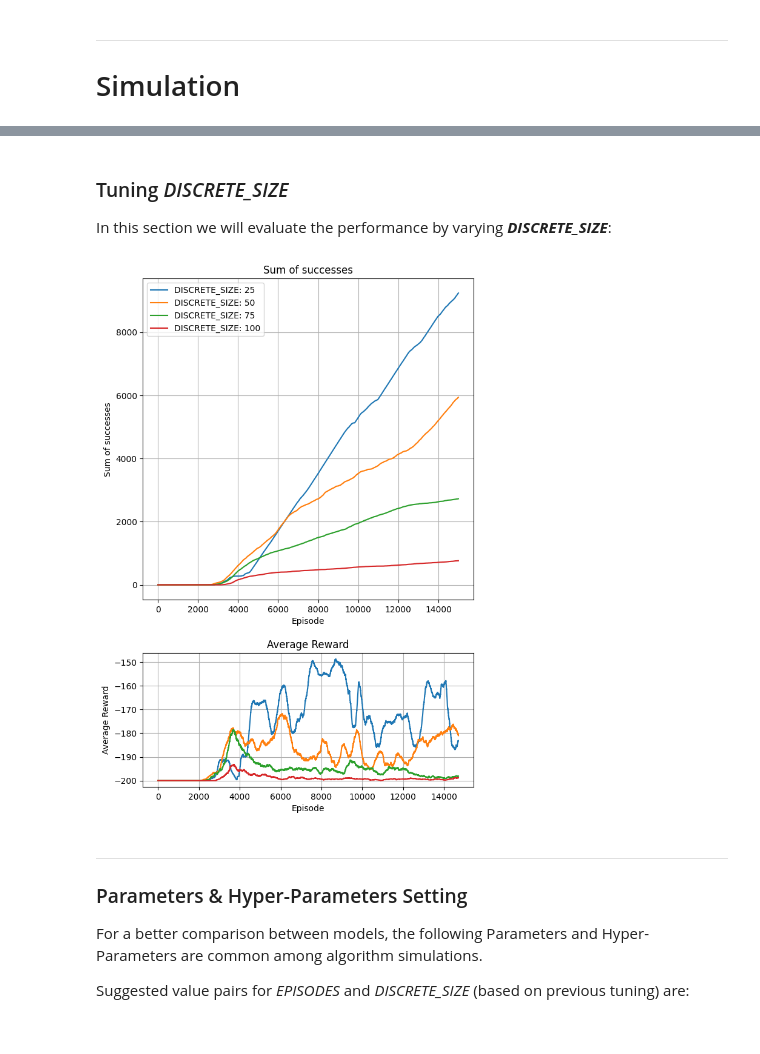
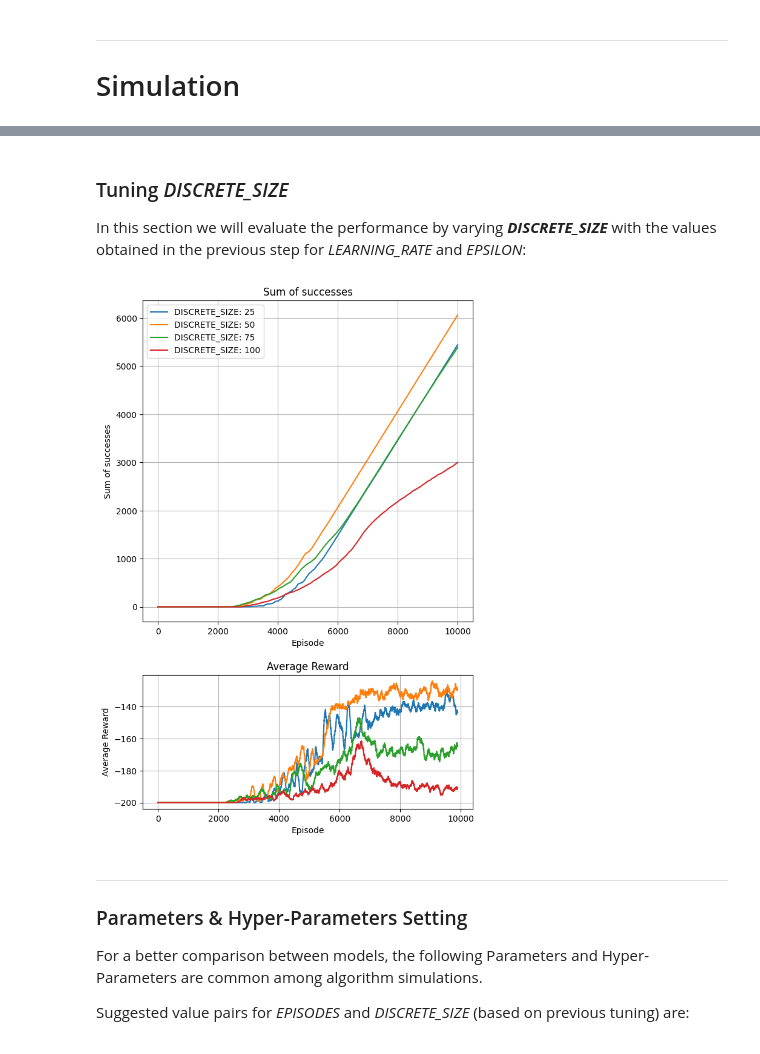
Before and after one commit to pierpaolospaziani/Machine-Learning, a Jupyter notebook: mountain_car.ipynb, the cells around one changed output, grey strips where cells are left out. Cells and saved outputs as stored; diff of their text form; code cells hidden in the pictures.

```diff
--- a/mountain_car.ipynb
+++ b/mountain_car.ipynb
@@ -353,9 +361,9 @@ DISCOUNT = 0.95
 decay_list = ['linear', 'exponential']
 faction_list = [2/3, 1/4]
 
-EPISODES = 5000
+EPISODES = 10000
 
-DISCRETE_SIZE = 25
+DISCRETE_SIZE = 100
 
 if TUNING:
     q_learning_output = []
@@ -364,12 +372,11 @@ if TUNING:
             for LEARNING_RATE_FRACTION_DECAY in faction_list:
                 for EPSILON_FRACTION_DECAY in faction_list:
                     q_learning_output.append(q_learning())
+    save_output(q_learning_output, 'saved_data/tuning_lr_eps/q_learning_output.pkl')
 
 if TUNING_GRAPH:
-    q_learning_output = []
-    for i in range (1,17):
-        name = 'saved_data/tuning_lr_eps/q_learning_output_'+str(i)+'.pkl'
-        q_learning_output.append(load_output(name))
+    name = 'saved_data/tuning_lr_eps/q_learning_output.pkl'
+    q_learning_output = load_output(name)
 
     decay_list = ['L', 'E']
     faction_list = ['2/3', '1/4']
@@ -391,4 +398,8 @@ if TUNING_GRAPH:
     plt.grid(True)
     plt.tight_layout()
     plt.show()
+
+    max_line = max(q_learning_output, key=lambda output: max(output.victory_history))
+    max_line_index = q_learning_output.index(max_line)
+    print(f"The best configuration is: {names[max_line_index-1]}")
 # %% [output]
@@ -396,6 +408,6 @@ if TUNING_GRAPH:
 # %% [markdown]
 ### Tuning *DISCRETE_SIZE*
-In this section we will evaluate the performance by varying ***DISCRETE_SIZE***:
+In this section we will evaluate the performance by varying ***DISCRETE_SIZE*** with the values obtained in the previous step for *LEARNING_RATE* and *EPSILON*:
 # %%
 TUNING = False
 TUNING_GRAPH = False
@@ -414,7 +426,7 @@ LEARNING_RATE_DECAY = 'linear'
 EPSILON_DECAY = 'exponential'
 
 # indicates the percentage of the episode in which LEARNING_RATE and EPSILON decay, after which they will remain fixed at the minimum value
-LEARNING_RATE_FRACTION_DECAY = 1/4
+LEARNING_RATE_FRACTION_DECAY = 2/3
 EPSILON_FRACTION_DECAY = 2/3
 
 EPISODES = 15000
@@ -425,43 +437,42 @@ if TUNING:
     q_learning_output = []
     for DISCRETE_SIZE in discrete_size_list:
         q_learning_output.append(q_learning())
+    save_output(q_learning_output, 'saved_data/tuning_ds/q_learning_output.pkl')
 
 if TUNING_GRAPH:
-    q_learning_output = []
-    for i in range (4):
-        name = 'saved_data/tuning_ds/q_learning_output_'+str(i)+'.pkl'
-        q_learning_output.append(load_output(name))
+    name = 'saved_data/tuning_ds/q_learning_output.pkl'
+    q_learning_output = load_output(name)
 
     plt.figure(figsize=(12, 12))
 
     plt.subplot2grid((4, 4), (0, 0), rowspan=2, colspan=2)
     for output in q_learning_output:
         ds_index = q_learning_output.index(output)
         label = "DISCRETE_SIZE: " + str(discrete_size_list[ds_index])
         plt.plot(output.victory_history, label=label)
     plt.xlabel('Episode')
     plt.ylabel('Sum of successes')
     plt.title('Sum of successes')
     plt.legend()
     plt.grid(True)
     plt.tight_layout()
 
     plt.subplot2grid((4, 4), (2, 0), rowspan=1, colspan=2)
     for output in q_learning_output:
         ds_index = q_learning_output.index(output)
         label = "DISCRETE_SIZE: " + str(discrete_size_list[ds_index])
         q_learning_rewards_avg = np.convolve(output.reward_history, np.ones(window_size)/window_size, mode='valid')
         plt.plot(q_learning_rewards_avg, label=label)
     plt.xlabel('Episode')
     plt.ylabel('Average Reward')
     plt.title('Average Reward')
     plt.grid(True)
 
     plt.subplots_adjust(hspace=0.4)
 
     plt.show()
 # %% [output]
-[figure, old version]
+[figure, new version]
 # %% [markdown]
 ***
 ### Parameters & Hyper-Parameters Setting
```
Also changed, not shown: parts of 14 cells of this notebook, 6 other files.
